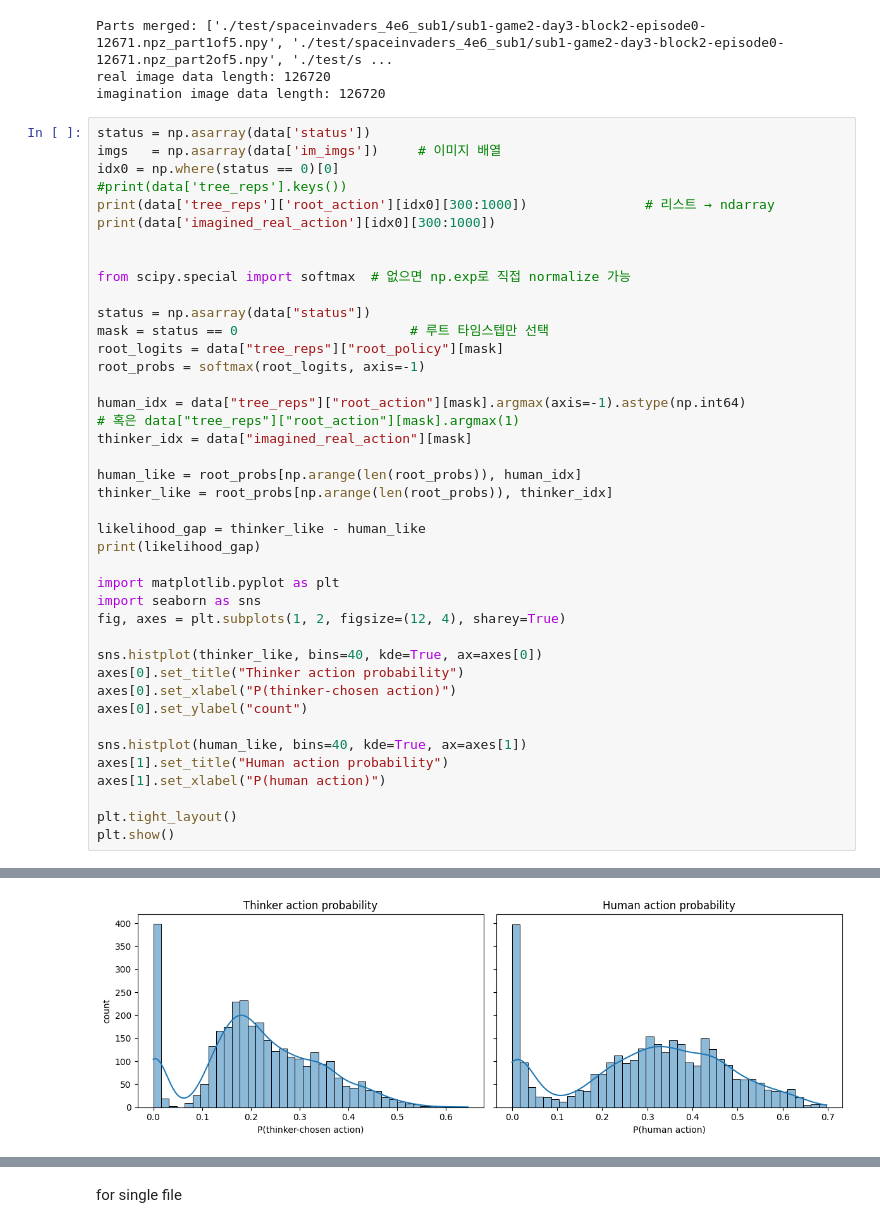
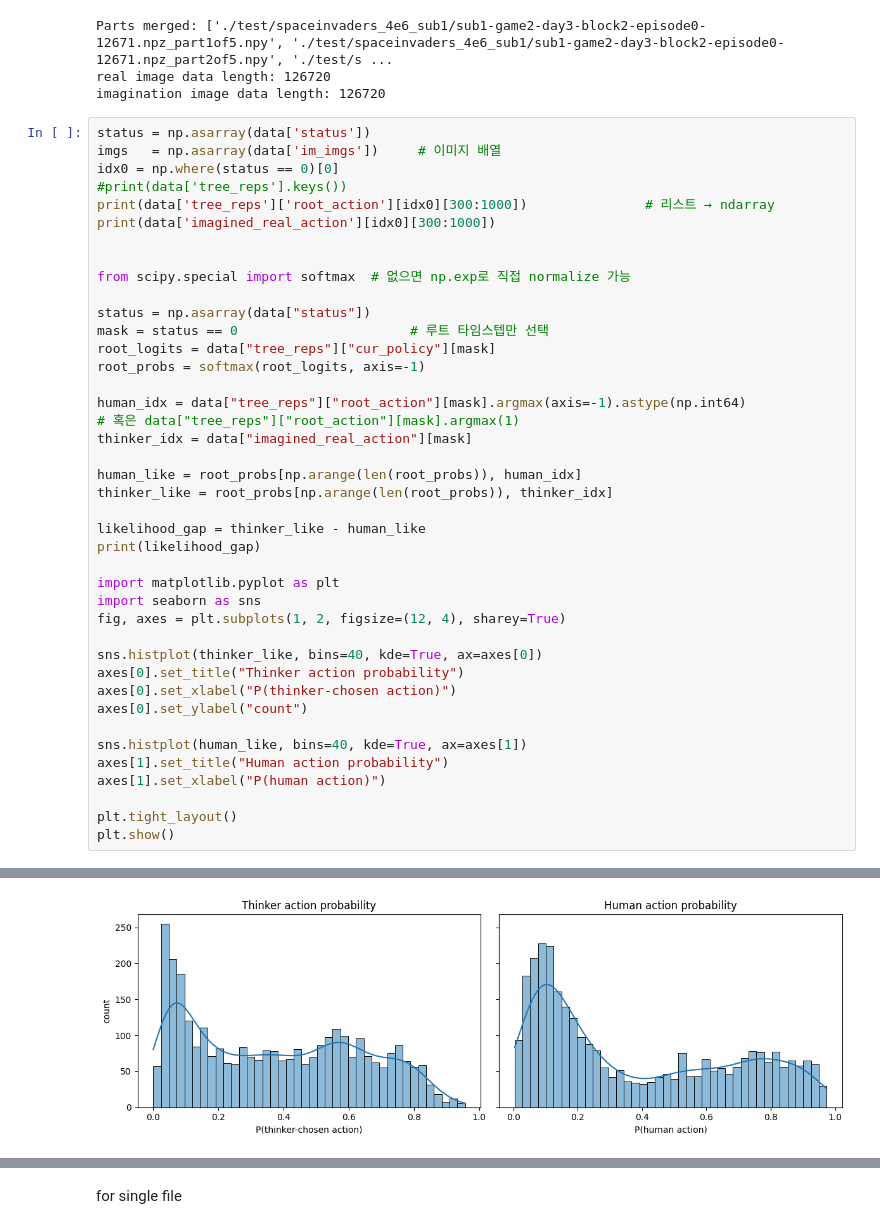
Before and after one commit to jmjmfasdf/thinker, a Jupyter notebook: behavior_analysis_bc.ipynb, the cells around one changed output, grey strips where cells are left out. Saved outputs shown, nothing was run; the diff lists cells and outputs as text.

```diff
--- a/behavior_analysis_bc.ipynb
+++ b/behavior_analysis_bc.ipynb
@@ -165,7 +165,7 @@ from scipy.special import softmax  # 없으면 np.exp로 직접 normalize 가능
 
 status = np.asarray(data["status"])
 mask = status == 0                      # 루트 타임스텝만 선택
-root_logits = data["tree_reps"]["root_policy"][mask]
+root_logits = data["tree_reps"]["cur_policy"][mask]
 root_probs = softmax(root_logits, axis=-1)
 
 human_idx = data["tree_reps"]["root_action"][mask].argmax(axis=-1).astype(np.int64)               # 혹은 data["tree_reps"]["root_action"][mask].argmax(1)
@@ -213 +213 @@ plt.show()
-[figure, old version]
+[figure, new version]
```
Also changed, not shown: parts of 10 cells of this notebook, 16 other files.
